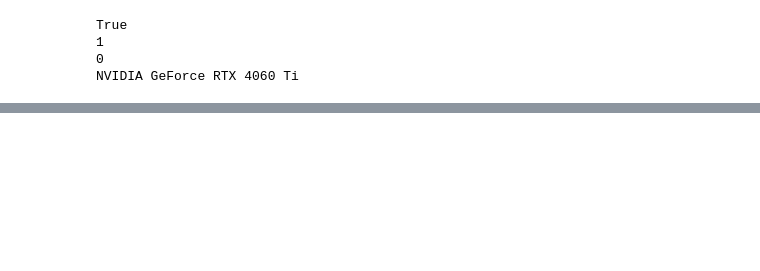
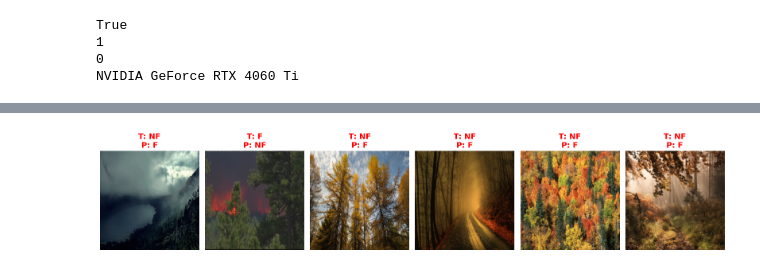
Before and after one commit to lDMDiamondl/Fire_Detection, a Jupyter notebook: train.ipynb, the cells around one changed output, grey strips where cells are left out. Saved outputs shown, nothing was run; the diff lists cells and outputs as text; code cells hidden in the pictures; blank space fills up the shorter version.

```diff
--- a/train.ipynb
+++ b/train.ipynb
@@ -97,0 +275,33 @@ NVIDIA GeForce RTX 4060 Ti
+# %%
+# 오분류된 샘플 중 최대 10개만 시각화
+misclassified_indices = np.where(np.array(all_labels) != np.array(all_preds))[0]
+num_display = min(10, len(misclassified_indices))
+display_indices = misclassified_indices[:num_display]
+
+if num_display > 0:
+    plt.figure(figsize=(16, num_display // 5 * 4))
+    for i, data_idx in enumerate(display_indices):
+        img_tensor, true_label_idx = test_dataset[data_idx] # 이미지, true 라벨 가져오기
+        predicted_label_idx = all_preds[data_idx] # 예측 라벨 가져오기
+
+        plt.subplot(1, num_display, i + 1)
+        img = img_tensor.permute(1, 2, 0)
+
+        plt.imshow(img)
+
+        true_class_name = dataset.classes[true_label_idx]
+        pred_class_name = dataset.classes[predicted_label_idx]
+
+        # 'fire_images'와 정확히 일치할 때만 F, 아니면 NF
+        true_str = 'F' if true_class_name == 'fire_images' else 'NF'
+        pred_str = 'F' if pred_class_name == 'fire_images' else 'NF'
+
+        plt.title(f"T: {true_str}\nP: {pred_str}", color='red', fontsize=14, fontweight='bold')
+        plt.axis('off')
+
+    plt.tight_layout()
+    plt.show()
+else:
+    print("오분류된 샘플 X")
+# %% [output]
+[figure, added]
```
Also changed, not shown: parts of 9 cells of this notebook.
